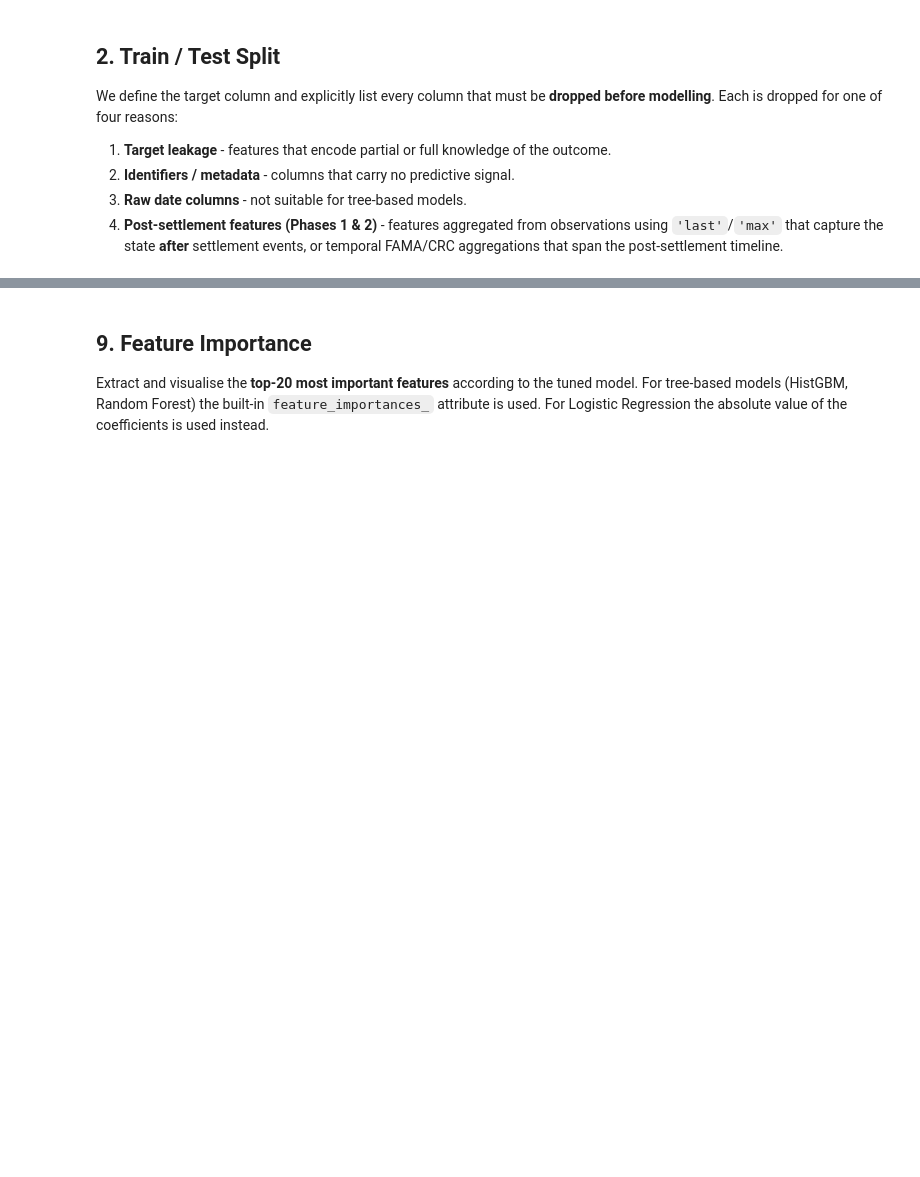
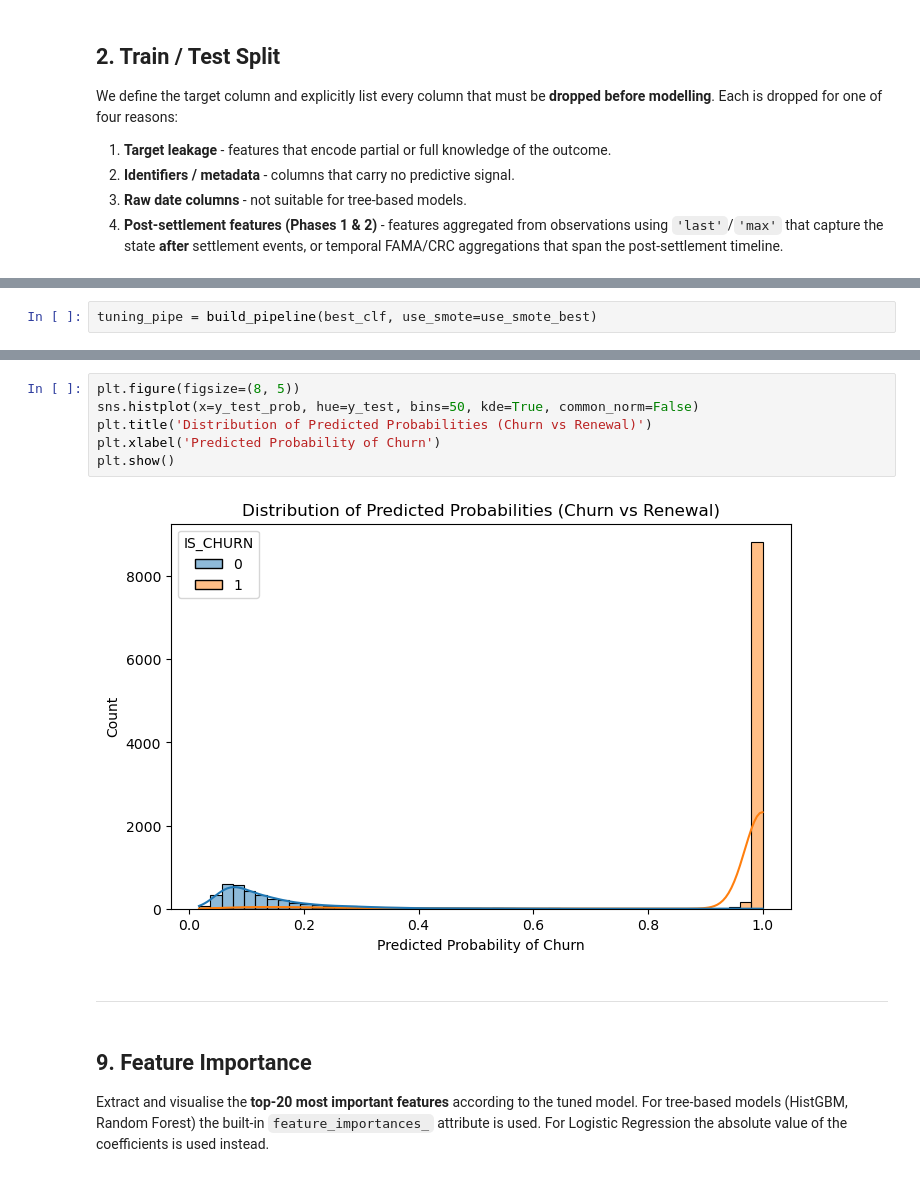
Before and after one commit to RuiSousaFerreiraIMS/Business_Case_BNP, a Jupyter notebook: notebooks/3a)Data_Preprocessing_Models_Churn.ipynb, the cells around one changed output, grey strips where cells are left out. Cells and saved outputs as stored; diff of their text form; blank space fills up the shorter version.

```diff
--- a/notebooks/3a)Data_Preprocessing_Models_Churn.ipynb
+++ b/notebooks/3a)Data_Preprocessing_Models_Churn.ipynb
@@ -641,0 +530,2 @@ weighted avg       0.97      0.98      0.98     13488
+# %%
+tuning_pipe = build_pipeline(best_clf, use_smote=use_smote_best)
@@ -642,3 +727,13 @@ weighted avg       0.97      0.98      0.98     13488
+# %%
+plt.figure(figsize=(8, 5))
+sns.histplot(x=y_test_prob, hue=y_test, bins=50, kde=True, common_norm=False)
+plt.title('Distribution of Predicted Probabilities (Churn vs Renewal)')
+plt.xlabel('Predicted Probability of Churn')
+plt.show()
+# %% [output]
+[figure, added]
+# %% [markdown]
+---
 # %% [markdown]
 ## 9. Feature Importance
 
```
Also changed, not shown: parts of 42 cells of this notebook, 3 other files.
